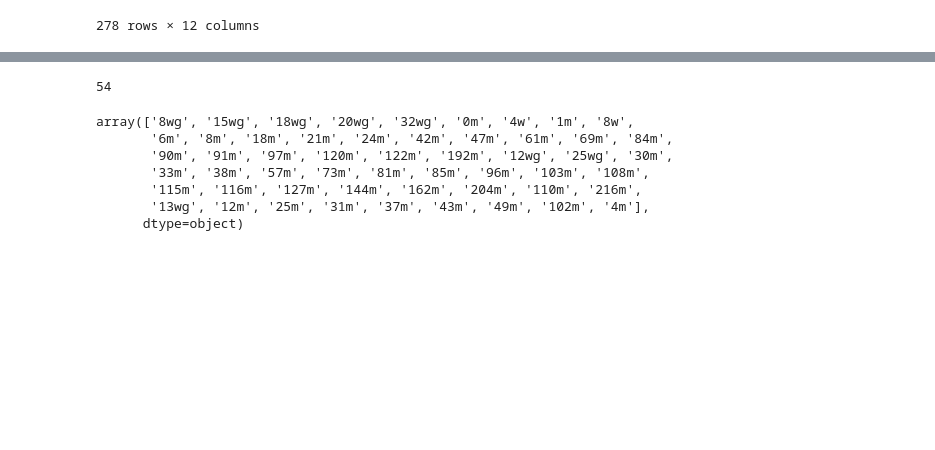
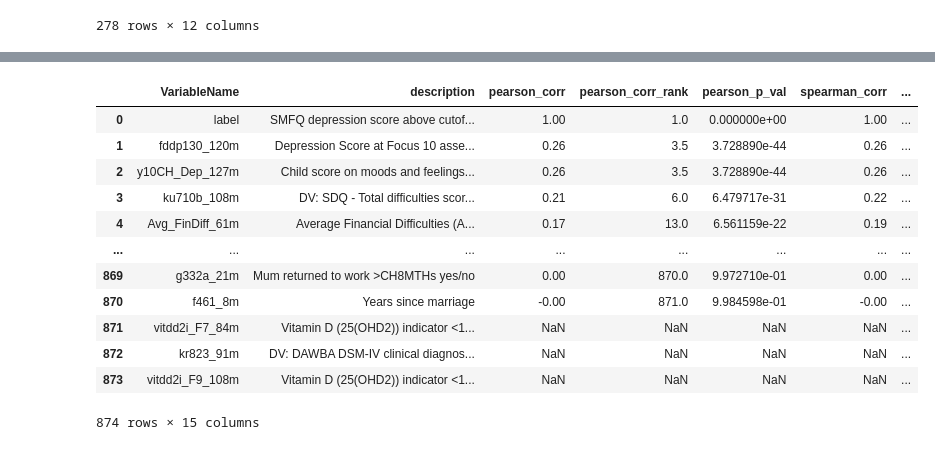
Before and after one commit to IBPA/DepressionProject, a Jupyter notebook: feature_analysis_correlations_iterativeimpute.ipynb, the cells around one changed output, grey strips where cells are left out. Cells and saved outputs as stored; diff of their text form; code cells hidden in the pictures; blank space fills up the shorter version.

```diff
--- a/feature_analysis_correlations_iterativeimpute.ipynb
+++ b/feature_analysis_correlations_iterativeimpute.ipynb
@@ -87 +158,7 @@ correlations[correlations.Diff_pcorr_and_pcorr_imp_dir > 0]
+# %%
+cols_ordered = ['VariableName', 'description', 'pearson_corr', 'pearson_corr_rank',
+            'pearson_p_val', 'spearman_corr', 'spearman_corr_rank',
+            'spearman_p_val', '%mis', 'pearson_corr_imp', 'pearson_corr_imp_rank', 'pearson_p_val_imp',
+            'spearman_corr_imp', 'spearman_corr_imp_rank', 'spearman_p_val_imp']
+correlations = correlations[cols_ordered]
 # %%
@@ -88,0 +166,21 @@ correlations.to_csv('./output/vars_sorted_dir.csv')
+# %%
+cols_rounded = ['pearson_corr', 'spearman_corr', 'pearson_corr_imp','spearman_corr_imp']
+round_dict = {}
+for col in cols_rounded:
+    round_dict[col] = 2
+correlations = correlations.round(round_dict)
+correlations
+# %% [output]
+|  | VariableName | description | pearson_corr | pearson_corr_rank | pearson_p_val | spearman_corr | ... |
+| 0 | label | SMFQ depression score above cutof... | 1.00 | 1.0 | 0.000000e+00 | 1.00 | ... |
+| 1 | fddp130_120m | Depression Score at Focus 10 asse... | 0.26 | 3.5 | 3.728890e-44 | 0.26 | ... |
+| 2 | y10CH_Dep_127m | Child score on moods and feelings... | 0.26 | 3.5 | 3.728890e-44 | 0.26 | ... |
+| 3 | ku710b_108m | DV: SDQ - Total difficulties scor... | 0.21 | 6.0 | 6.479717e-31 | 0.22 | ... |
+| 4 | Avg_FinDiff_61m | Average Financial Difficulties (A... | 0.17 | 13.0 | 6.561159e-22 | 0.19 | ... |
+| ... | ... | ... | ... | ... | ... | ... | ... |
+| 869 | g332a_21m | Mum returned to work >CH8MTHs yes/no | 0.00 | 870.0 | 9.972710e-01 | 0.00 | ... |
+| 870 | f461_8m | Years since marriage | -0.00 | 871.0 | 9.984598e-01 | -0.00 | ... |
+| 871 | vitdd2i_F7_84m | Vitamin D (25(OHD2)) indicator <1... | NaN | NaN | NaN | NaN | ... |
+| 872 | kr823_91m | DV: DAWBA DSM-IV clinical diagnos... | NaN | NaN | NaN | NaN | ... |
+| 873 | vitdd2i_F9_108m | Vitamin D (25(OHD2)) indicator <1... | NaN | NaN | NaN | NaN | ... |
+874 rows × 15 columns
@@ -91,14 +193,2 @@ preprocessed_with_temporal = pd.read_csv('./output/preprocessed_data_with_tempor
 # %%
-len(preprocessed_with_temporal['timestamp'].unique())
+#preprocessed_with_temporal['timestamp'].unique()
-# %% [output]
-54
-# %%
-preprocessed_with_temporal['timestamp'].unique()
-# %% [output]
-array(['8wg', '15wg', '18wg', '20wg', '32wg', '0m', '4w', '1m', '8w',
-       '6m', '8m', '18m', '21m', '24m', '42m', '47m', '61m', '69m', '84m',
-       '90m', '91m', '97m', '120m', '122m', '192m', '12wg', '25wg', '30m',
-       '33m', '38m', '57m', '73m', '81m', '85m', '96m', '103m', '108m',
-       '115m', '116m', '127m', '144m', '162m', '204m', '110m', '216m',
-       '13wg', '12m', '25m', '31m', '37m', '43m', '49m', '102m', '4m'],
-      dtype=object)
```
Also changed, not shown: parts of 11 cells of this notebook, 2 other files.
